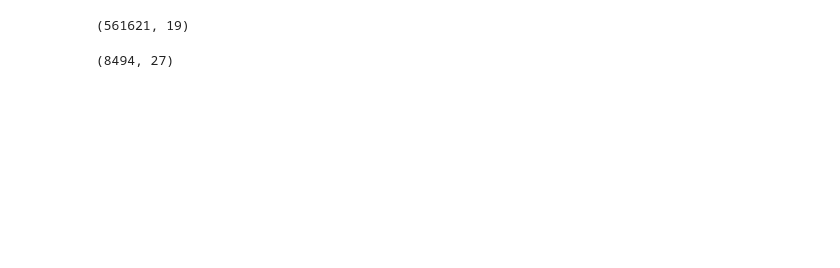
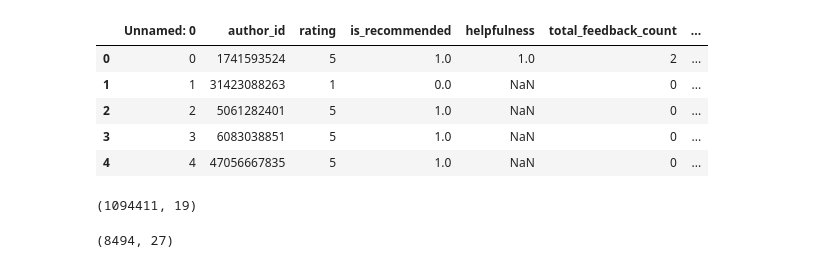
Before and after one commit to renaqd/team1-ADS505, a Jupyter notebook: 505FinalProj.ipynb, the cells around one changed output. Drawn from its saved outputs; the diff is of its cells as text; code cells hidden in the pictures; blank space fills up the shorter version.

```diff
--- a/505FinalProj.ipynb
+++ b/505FinalProj.ipynb
@@ -6,10 +8,37 @@ import matplotlib.pyplot as plt
 #combined the review csv into combined reviews csv, reading that combined csv rather than import them all separately then combine the
 combined_reviews_df = pd.read_csv('/Users/mattammirati/Desktop/Matts505FinalProject/datasets/combined_reviews.csv')
 product_info_df = pd.read_csv('/Users/mattammirati/Desktop/Matts505FinalProject/datasets/product_info (1).csv')
+# %%
+csv_folder = '/Users/mattammirati/Downloads'
+
+# List of file names
+csv_files = [
+    'reviews_0-250.csv',
+    'reviews_250-500.csv',
+    'reviews_500-750.csv',
+    'reviews_750-1250.csv',
+    'reviews_1250-end.csv'
+]
+
+# Create the full file paths
+csv_files = [os.path.join(csv_folder, file) for file in csv_files]
+
+# Read and concatenate all CSV files
+combined_reviews_df = pd.concat([pd.read_csv(file) for file in csv_files], ignore_index=True)
+
+# Display the first few rows of the combined DataFrame to check
+combined_reviews_df.head()
+# %% [output]
+|  | Unnamed: 0 | author_id | rating | is_recommended | helpfulness | total_feedback_count | ... |
+| 0 | 0 | 1741593524 | 5 | 1.0 | 1.0 | 2 | ... |
+| 1 | 1 | 31423088263 | 1 | 0.0 | NaN | 0 | ... |
+| 2 | 2 | 5061282401 | 5 | 1.0 | NaN | 0 | ... |
+| 3 | 3 | 6083038851 | 5 | 1.0 | NaN | 0 | ... |
+| 4 | 4 | 47056667835 | 5 | 1.0 | NaN | 0 | ... |
 # %%
 combined_reviews_df.shape
 # %% [output]
-(561621, 19)
+(1094411, 19)
 # %%
 product_info_df.shape
 # %% [output]
```
Also changed, not shown: parts of 11 cells of this notebook.
